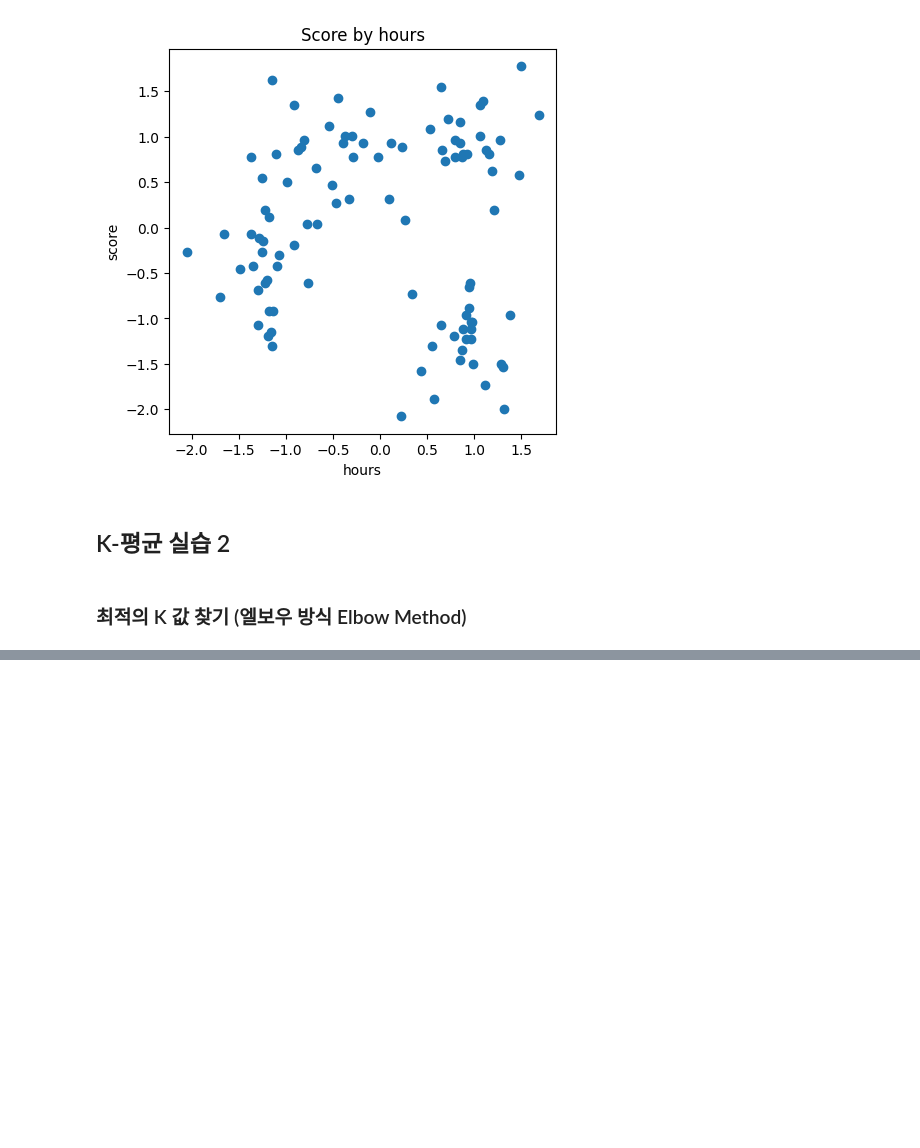
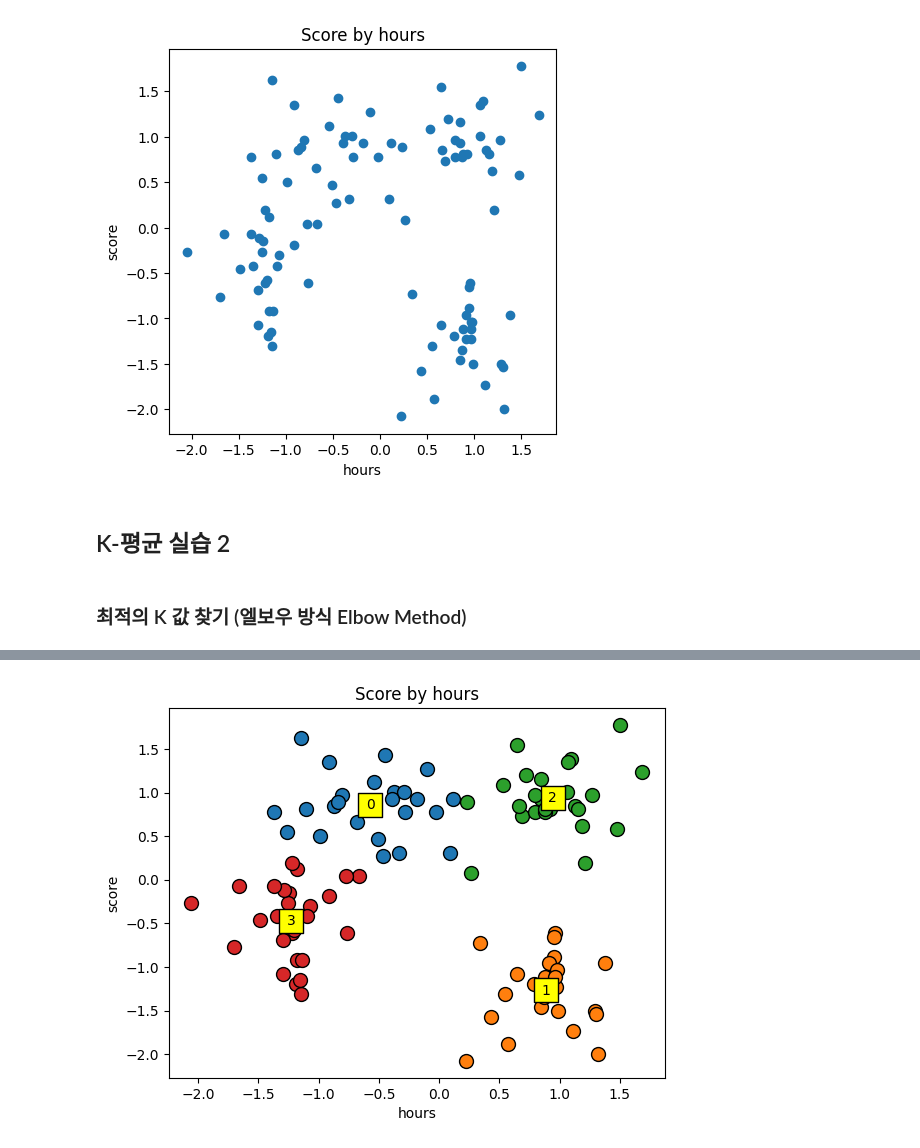
Before and after one commit to koreanbulbasaur/nadocoding_study, a Jupyter notebook: PythonMLWorkspace/ScikitLearn/05_K-Means.ipynb, the cells around one changed output, grey strips where cells are left out. Drawn from its saved outputs; the diff is of its cells as text; code cells hidden in the pictures; blank space fills up the shorter version.

```diff
--- a/PythonMLWorkspace/ScikitLearn/05_K-Means.ipynb
+++ b/PythonMLWorkspace/ScikitLearn/05_K-Means.ipynb
@@ -97,0 +135,12 @@ K = 4
+# %%
+for cluster in range(K):
+    plt.scatter(X[y_kmeans == cluster, 0], X[y_kmeans == cluster, 1], s=100, edgecolors='black')
+    plt.scatter(centers[cluster, 0], centers[cluster, 1], s=300, edgecolors='black', color='yellow', marker='s') # 중심점 네모
+    plt.text(centers[cluster, 0], centers[cluster, 1], cluster, va='center', ha='center') # 클레서트 텍스트 출력
+
+plt.title('Score by hours')
+plt.xlabel('hours')
+plt.ylabel('score')
+plt.show()
+# %% [output]
+[figure, added]
```
Also changed, not shown: parts of 9 cells of this notebook.
